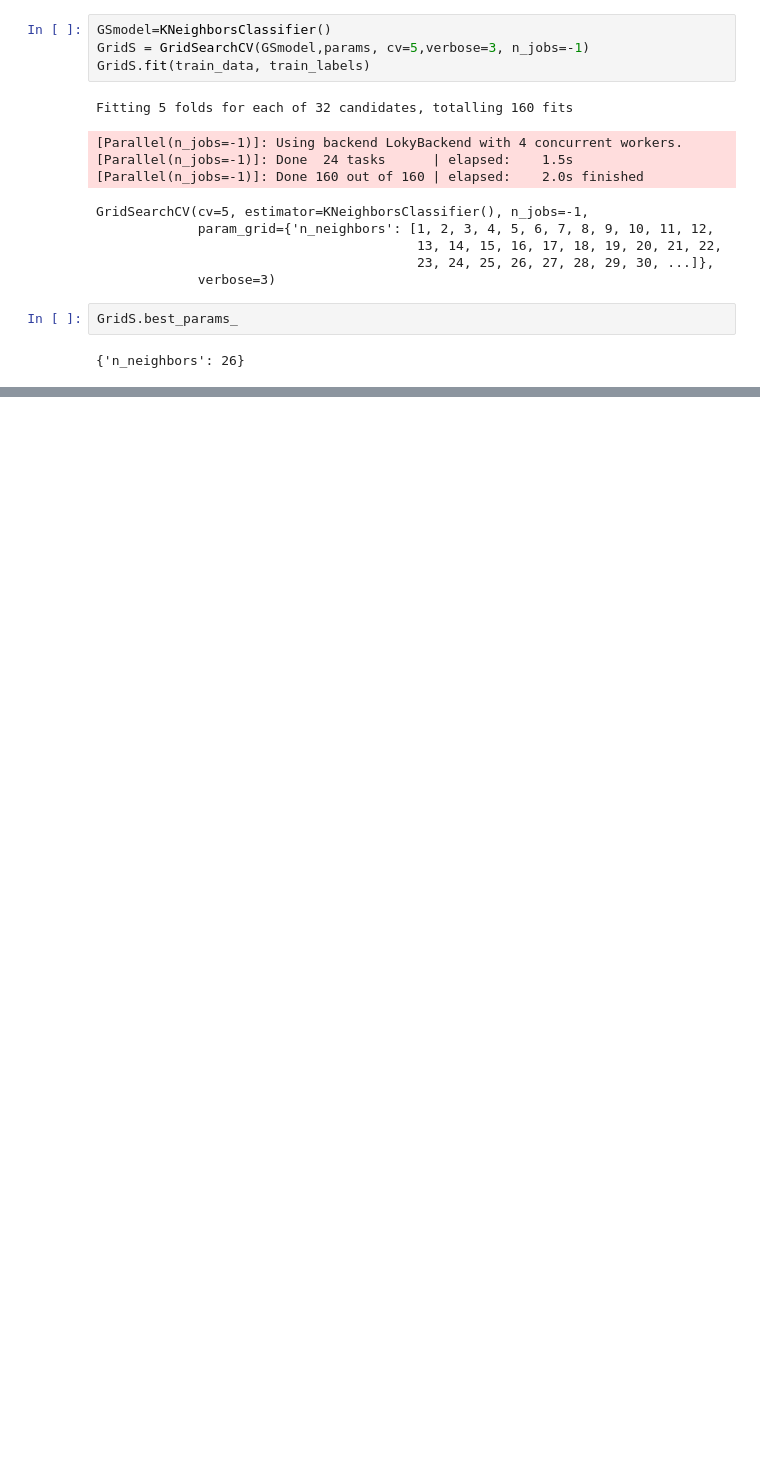
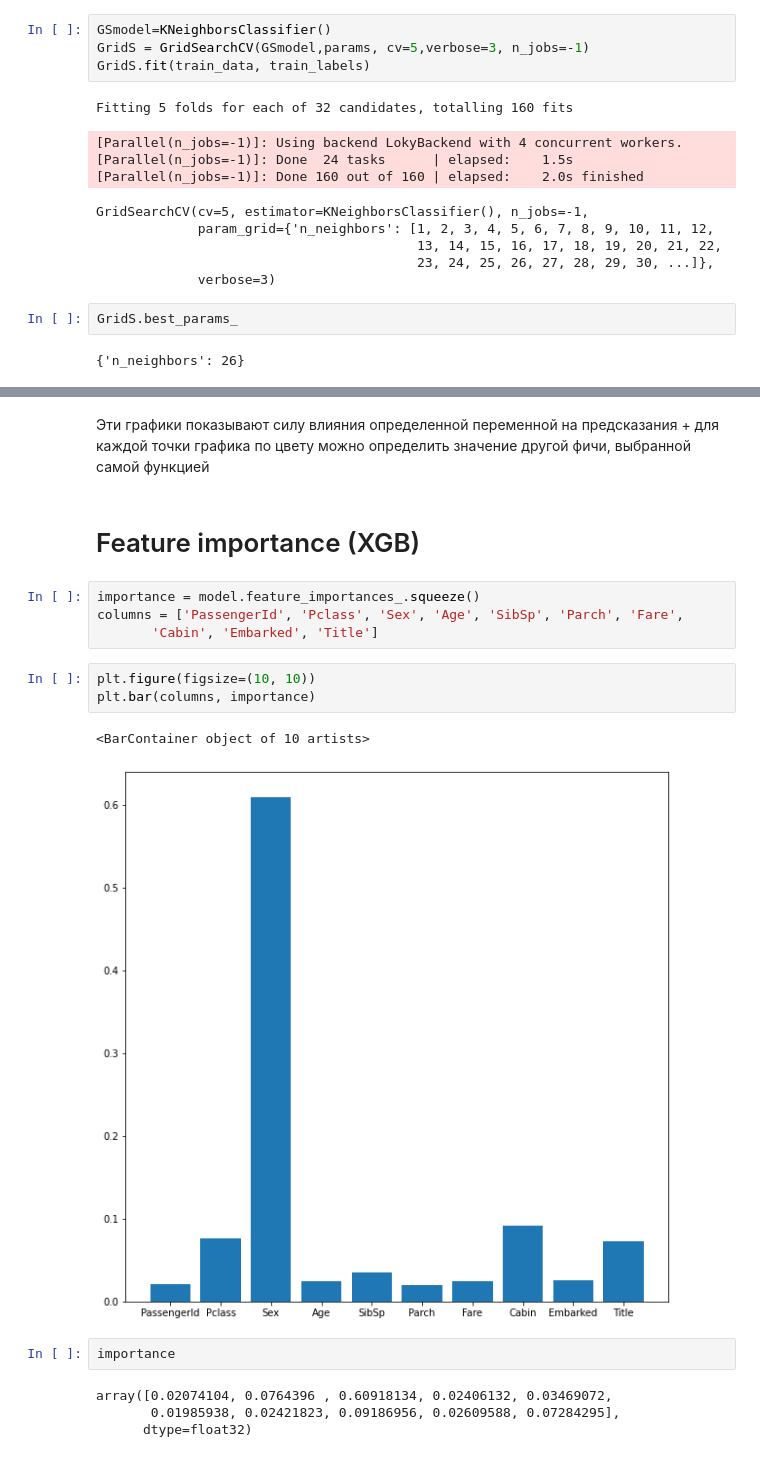
Before and after one commit to kartu72/Titanic, a Jupyter notebook: titanic_solution.ipynb, the cells around one changed output, grey strips where cells are left out. Drawn from its saved outputs; the diff is of its cells as text; blank space fills up the shorter version.

```diff
--- a/titanic_solution.ipynb
+++ b/titanic_solution.ipynb
@@ -712,0 +873,20 @@ output.to_csv('my_submission.csv', index=False)
+# %% [markdown]
+Эти графики показывают силу влияния определенной переменной на предсказания + для каждой точки графика по цвету можно определить значение другой фичи, выбранной самой функцией
+# %% [markdown]
+# Feature importance (XGB)
+# %%
+importance = model.feature_importances_.squeeze()
+columns = ['PassengerId', 'Pclass', 'Sex', 'Age', 'SibSp', 'Parch', 'Fare',
+       'Cabin', 'Embarked', 'Title']
+# %%
+plt.figure(figsize=(10, 10))
+plt.bar(columns, importance)
+# %% [output]
+<BarContainer object of 10 artists>
+[figure, added]
+# %%
+importance
+# %% [output]
+array([0.02074104, 0.0764396 , 0.60918134, 0.02406132, 0.03469072,
+       0.01985938, 0.02421823, 0.09186956, 0.02609588, 0.07284295],
+      dtype=float32)
```
Also changed, not shown: parts of 56 cells of this notebook.
